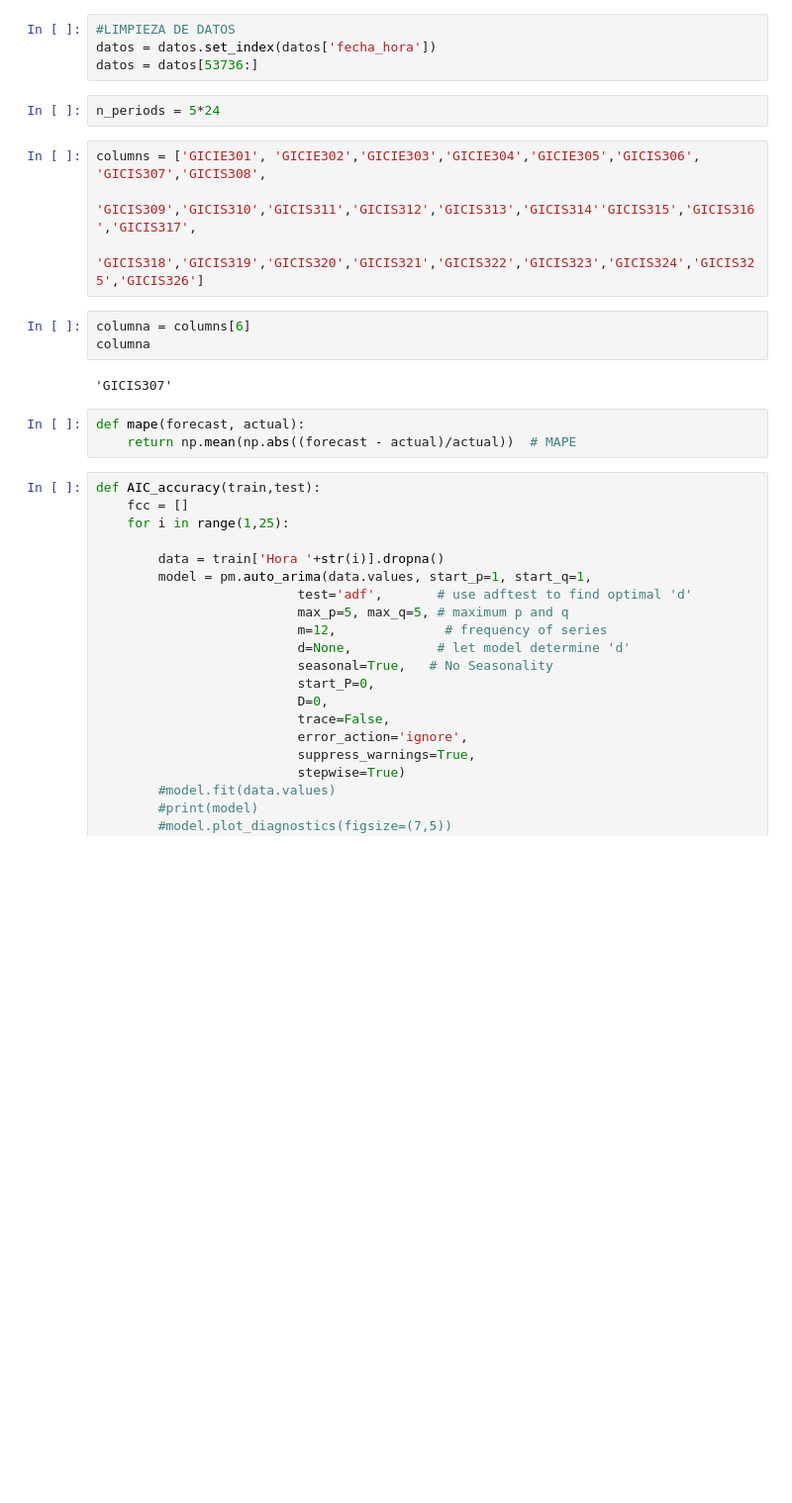
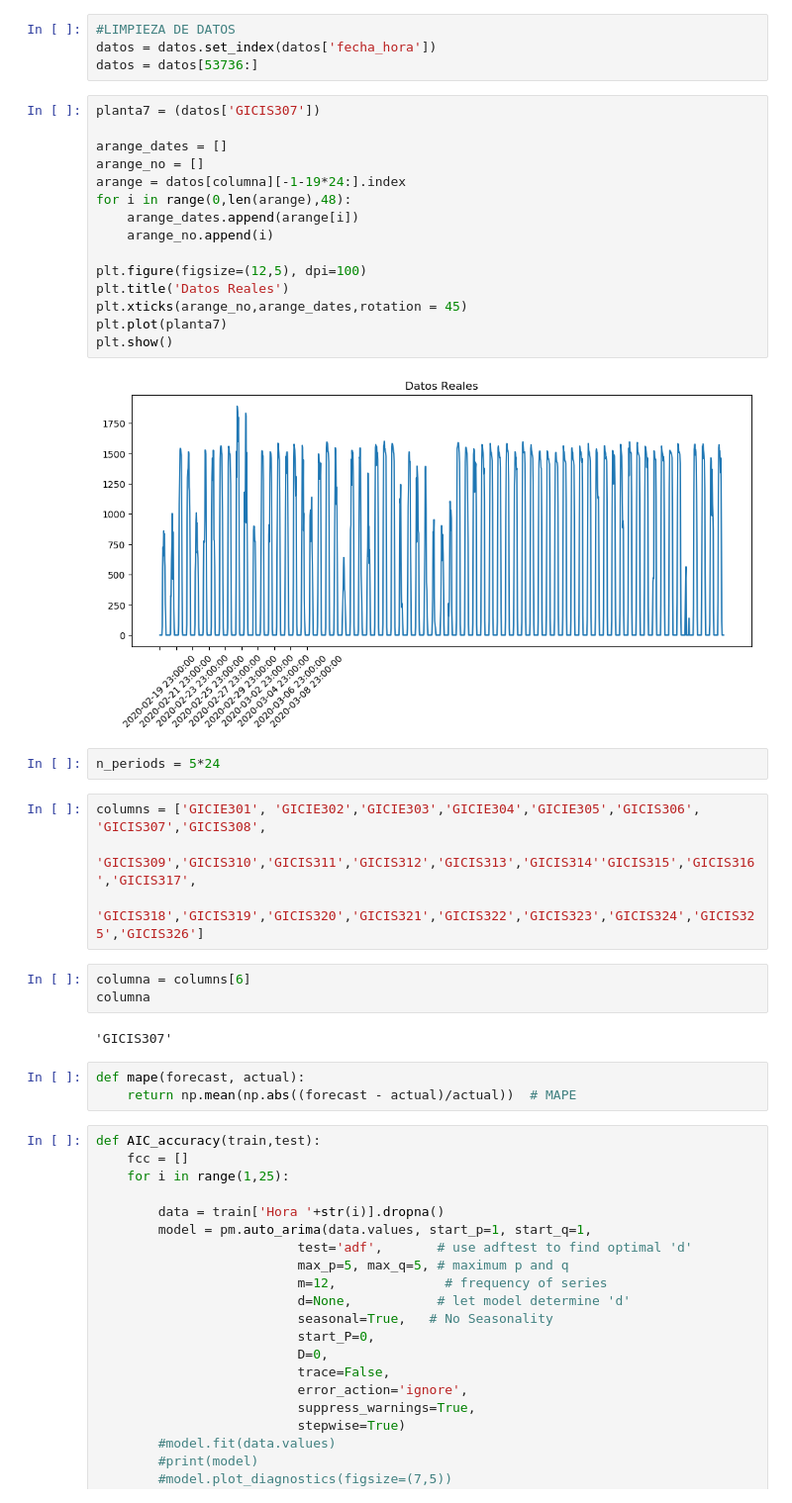
Before and after one commit to oscaralfonso17/Plantas_Intermitentes, a Jupyter notebook: By plants/GICIS307.ipynb, the cells around one changed output. Shown at 99% size. Saved outputs shown, nothing was run; the diff lists cells and outputs as text; blank space fills up the shorter version.

```diff
--- a/By plants/GICIS307.ipynb
+++ b/By plants/GICIS307.ipynb
@@ -53,6 +71,23 @@ datos.tail()
 #LIMPIEZA DE DATOS
 datos = datos.set_index(datos['fecha_hora'])
 datos = datos[53736:]
+# %%
+planta7 = (datos['GICIS307'])
+
+arange_dates = []
+arange_no = []
+arange = datos[columna][-1-19*24:].index
+for i in range(0,len(arange),48):
+    arange_dates.append(arange[i])
+    arange_no.append(i)
+
+plt.figure(figsize=(12,5), dpi=100)
+plt.title('Datos Reales')
+plt.xticks(arange_no,arange_dates,rotation = 45)
+plt.plot(planta7)
+plt.show()
+# %% [output]
+[figure, added]
 # %%
 n_periods = 5*24
 # %%
```
Also changed, not shown: parts of 10 cells of this notebook, 11 other files.
